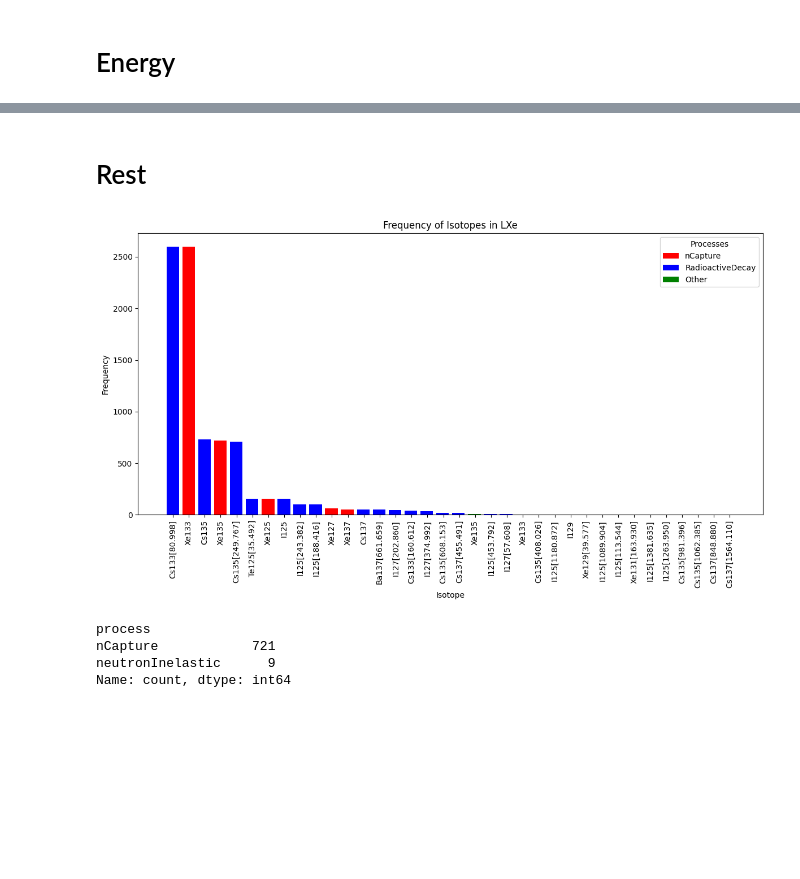
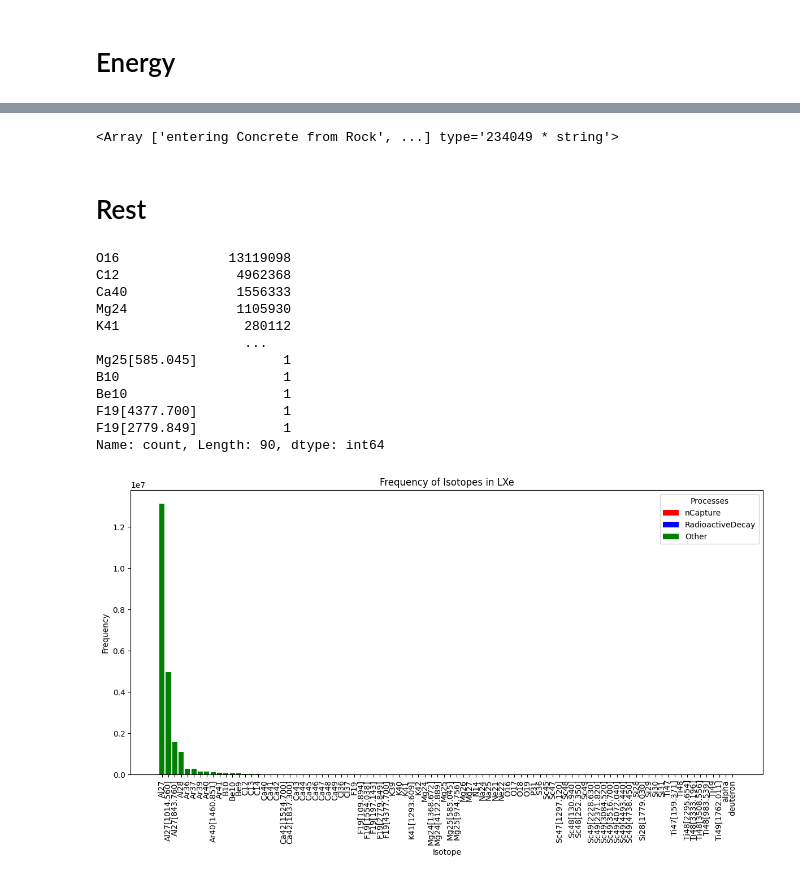
Before and after one commit to B-Koberg/XeSim, a Jupyter notebook: notebooks/NeutronShielding.ipynb, the cells around one changed output, grey strips where cells are left out. Saved outputs shown, nothing was run; the diff lists cells and outputs as text; code cells hidden in the pictures; blank space fills up the shorter version.

```diff
--- a/notebooks/NeutronShielding.ipynb
+++ b/notebooks/NeutronShielding.ipynb
@@ -44,3 +14,12 @@ df = pd.DataFrame({
+# %%
+path = "/home/b/bkoberg/AGW_LowRad/data_sim/XeSim_Neutron"
+version = "cf30af8"
+analysis = "20250416_RockAnalysis"
+files = "test2_*.root"
+file_pattern = os.path.join(path, version, analysis,files)
+
+
+data = uproot.concatenate(f"{file_pattern}:events/events", library="ak")
 # %% [markdown]
 # Positions
 # %%
@@ -153,50 +152,61 @@ plt.show()
+# %%
+aw.flatten(data['Save_desc'])
+# %% [output]
+<Array ['entering Concrete from Rock', ...] type='234049 * string'>
 # %% [markdown]
 # Rest
 # %%
-elements = df[df['volume'] == 'LXe']
-elements = elements[['element','process']]
 
+volume = aw.flatten(data['NAct_volume'])
 
-counted_elements = elements.value_counts()
+mask = (volume == 'RockPhysicalVolume').to_numpy()  # Convert to NumPy array for proper indexing
+elements = aw.to_numpy(aw.flatten(data['NAct_name'])[mask])
+processes = aw.to_numpy(aw.flatten(data['NAct_process'])[mask])
+
+unique_elements = np.unique(elements)
+
+counted_elements = pd.Series(elements).value_counts()
+
+print(counted_elements)
 
 colors = [
     'red' if process == 'nCapture' else
     'blue' if process == 'RadioactiveDecay' else
     'green'  # Standardfarbe für alle anderen Prozesse
-    for process in counted_elements.index.get_level_values('process')
+    for process in processes
 ]
 
-plotted_elements = [f"{element},  {process}" for element, process in counted_elements.index]
-
-
 plt.figure(figsize=(12, 7))
-plt.bar(plotted_elements, counted_elements.values, color=colors)
+plt.bar(unique_elements, counted_elements.values, color=colors)
 
 plt.xlabel('Isotope')
 plt.ylabel('Frequency')
 plt.title('Frequency of Isotopes in LXe')
 
-x_positions = np.arange(len(plotted_elements)) + np.linspace(0, 0.1, len(plotted_elements))
-plt.xticks(ticks = x_positions,fontsize=10, rotation = 90, labels=counted_elements.index.get_level_values('element'))
+x_positions = np.arange(len(unique_elements)) + np.linspace(0, 0.1, len(unique_elements))
+plt.xticks(ticks = x_positions, fontsize=10, rotation=90, labels=unique_elements)
+
 legend_elements = [
     matplotlib.patches.Patch(facecolor='red', label='nCapture'),
     matplotlib.patches.Patch(facecolor='blue', label='RadioactiveDecay'),
     matplotlib.patches.Patch(facecolor='green', label='Other')
 ]
 plt.legend(handles=legend_elements, title="Processes")
 
 plt.tight_layout()
 
-plt.savefig(f"/home/bkoberg/XeSim/zData/{data_name}_elements.png")
-plt.savefig(f"/home/bkoberg/XeSim/zData/{data_name}_elements.pdf")
-
-
 plt.show()
-
-print(df.loc[df['element']== 'Xe135','process'].value_counts())
 # %% [output]
+O16              13119098
+C12               4962368
+Ca40              1556333
+Mg24              1105930
+K41                280112
+                   ...
+Mg25[585.045]           1
+B10                     1
+Be10                    1
+F19[4377.700]           1
+F19[2779.849]           1
+Name: count, Length: 90, dtype: int64
-[figure, old version]
+[figure, new version]
-process
-nCapture            721
-neutronInelastic      9
-Name: count, dtype: int64
```
Also changed, not shown: parts of 9 cells of this notebook, 4 other files.
